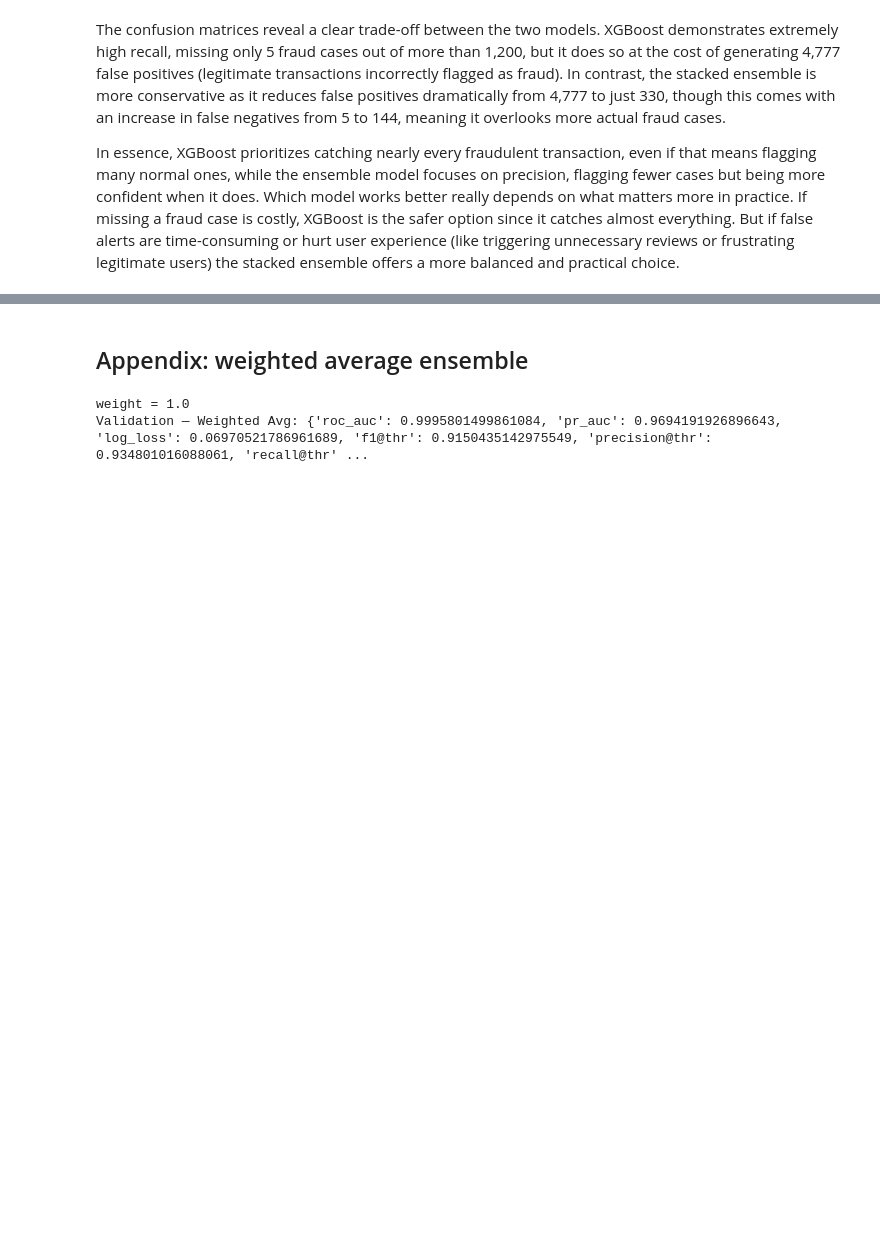
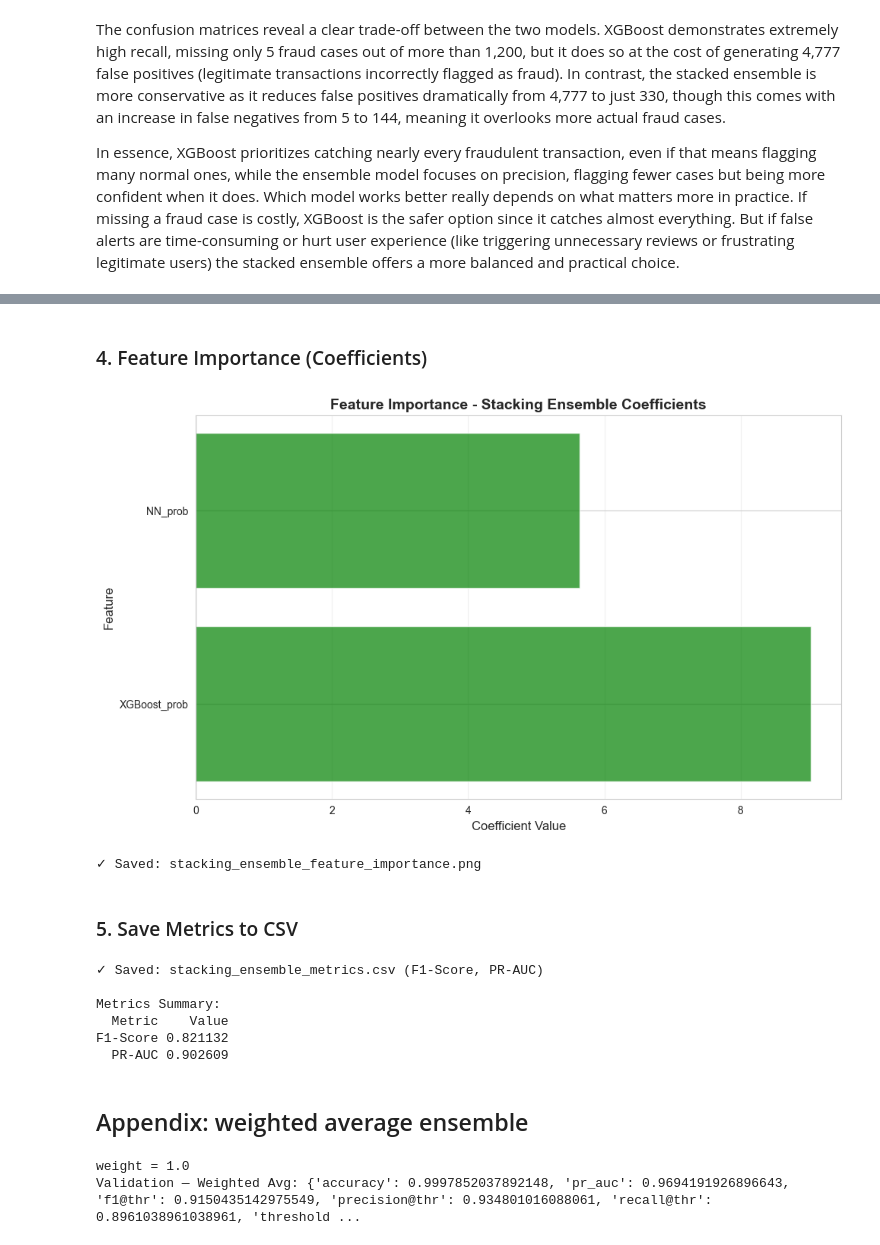
Before and after one commit to jl5045/DSA4263, a Jupyter notebook: notebooks/6_Ensemble_Model.ipynb, the cells around one changed output, grey strips where cells are left out. Cells and saved outputs as stored; diff of their text form; code cells hidden in the pictures; blank space fills up the shorter version.

```diff
--- a/notebooks/6_Ensemble_Model.ipynb
+++ b/notebooks/6_Ensemble_Model.ipynb
@@ -276,8 +271,8 @@ def tune_threshold_fbeta(y_true, p, beta=1.0):
 Previously established F1-optimised threshold for XGBoost and NN are 0.3104 and 0.8404 respectively. We use these thresholds to evaluate their individual performance.
 # %%
 thr_xgb = 0.3104
-p_xgb_val = xgb_proba_binary(xgb_model, Xval_xgb)
-base_xgb_val = metrics_from_proba(yval_xgb, p_xgb_val, thr=thr_xgb)
+p_xgb_val = xgb_prob(xgb_model, Xval_xgb)
+base_xgb_val = calculate_metrics(yval_xgb, p_xgb_val, thr=thr_xgb)
 
 print("Validation — Base XGB:", base_xgb_val)
 # %% [output]
@@ -429,3 +498,55 @@ In essence, XGBoost prioritizes catching nearly every fraudulent transaction, ev
+# %% [markdown]
+### 4. Feature Importance (Coefficients)
+# %%
+# Feature Importance
+meta_feature_names = ["XGBoost_prob", "NN_prob"]
+
+feature_importance = pd.DataFrame({
+    "Feature": meta_feature_names,
+    "Coefficient": meta.coef_[0]
+}).sort_values("Coefficient", key=abs, ascending=False)
+
+fig, ax = plt.subplots(figsize=(10, 6))
+colors = ['green' if x > 0 else 'red' for x in feature_importance['Coefficient']]
+ax.barh(feature_importance['Feature'], feature_importance['Coefficient'], color=colors, alpha=0.7)
+ax.set_xlabel('Coefficient Value', fontsize=12)
+ax.set_ylabel('Feature', fontsize=12)
+ax.set_title('Feature Importance - Stacking Ensemble Coefficients', fontsize=14, fontweight='bold')
+ax.axvline(x=0, color='black', linestyle='-', linewidth=0.8)
+ax.grid(axis='x', alpha=0.3)
+plt.tight_layout()
+plt.savefig(os.path.join(plots_dir, 'stacking_ensemble_feature_importance.png'), dpi=300, bbox_inches='tight')
+plt.show()
+print("✓ Saved: stacking_ensemble_feature_importance.png")
+# %% [output]
+[figure, added]
+✓ Saved: stacking_ensemble_feature_importance.png
+# %% [markdown]
+### 5. Save Metrics to CSV
+# %%
+f1 = f1_score(ytest_xgb, pred_stack_test, zero_division=0)
+
+# Save F1 and PR-AUC to CSV for Streamlit
+metrics_data = {
+    'Metric': ['F1-Score', 'PR-AUC'],
+    'Value': [
+        f1,
+        pr_auc,
+    ]
+}
+
+metrics_df = pd.DataFrame(metrics_data)
+metrics_df.to_csv(os.path.join(plots_dir, 'stacking_ensemble_metrics.csv'), index=False)
+print("✓ Saved: stacking_ensemble_metrics.csv (F1-Score, PR-AUC)")
+print("\nMetrics Summary:")
+print(metrics_df.to_string(index=False))
+# %% [output]
+✓ Saved: stacking_ensemble_metrics.csv (F1-Score, PR-AUC)
+
+Metrics Summary:
+  Metric    Value
+F1-Score 0.821132
+  PR-AUC 0.902609
 # %% [markdown]
 ## Appendix: weighted average ensemble
 # %%
@@ -444,7 +565,7 @@ p_wavg_val = w_best * p_xgb_val + (1 - w_best) * p_nn_val
 
 # Tune decision threshold for chosen policy (F-beta)
 thr_wavg, fbest = tune_threshold_fbeta(yval_xgb, p_wavg_val, beta=1.0)  # set beta>1 to favor recall
-wavg_val_metrics = metrics_from_proba(yval_xgb, p_wavg_val, thr=thr_wavg)
+wavg_val_metrics = calculate_metrics(yval_xgb, p_wavg_val, thr=thr_wavg)
 wavg_val_metrics.update({"weight_xgb": w_best, "weight_nn": 1 - w_best, "fbeta_best": fbest})
 
 print(f"weight = {w_best}")
@@ -452,4 +573,4 @@ print(f"weight = {w_best}")
 print("Validation — Weighted Avg:", wavg_val_metrics)
 # %% [output]
 weight = 1.0
-Validation — Weighted Avg: {'roc_auc': 0.9995801499861084, 'pr_auc': 0.9694191926896643, 'log_loss': 0.06970521786961689, 'f1@thr': 0.9150435142975549, 'precision@thr': 0.934801016088061, 'recall@thr' ...
+Validation — Weighted Avg: {'accuracy': 0.9997852037892148, 'pr_auc': 0.9694191926896643, 'f1@thr': 0.9150435142975549, 'precision@thr': 0.934801016088061, 'recall@thr': 0.8961038961038961, 'threshold ...
```
Also changed, not shown: parts of 21 cells of this notebook, 5 other files.
